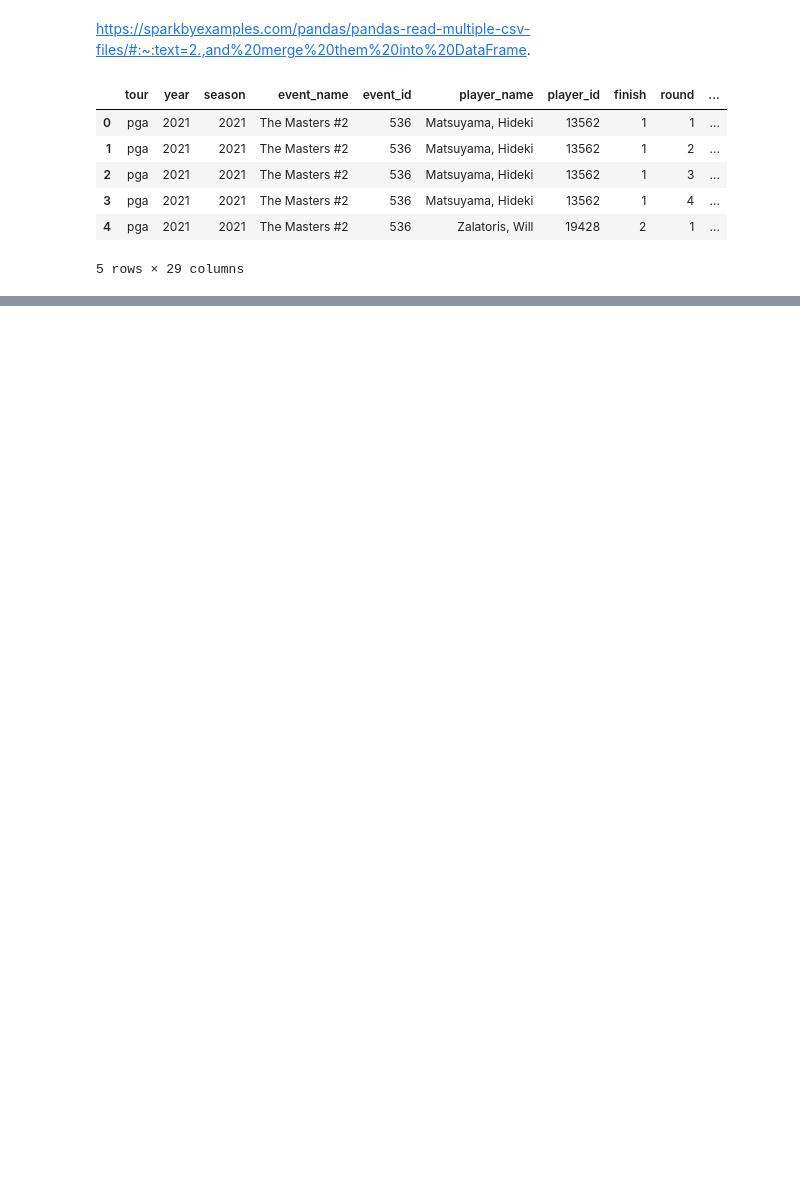
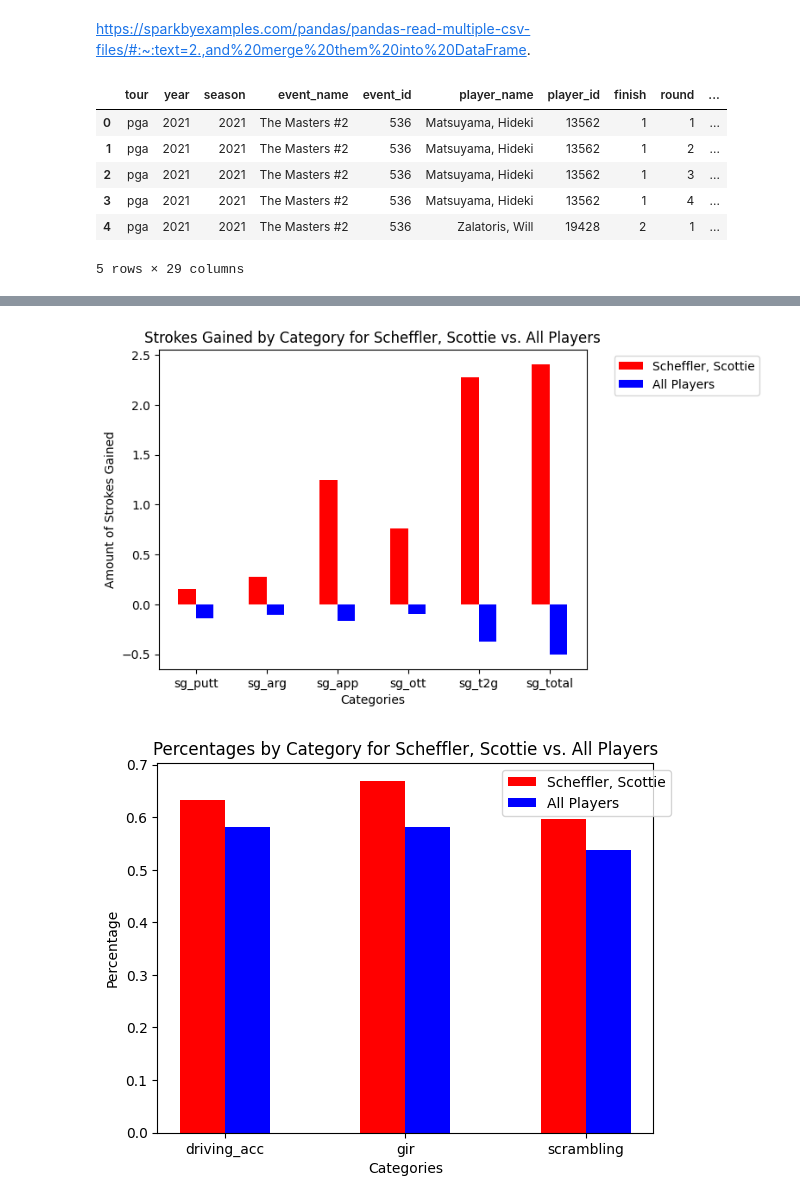
Before and after one commit to bendobbins/bendobbins.github.io, a Jupyter notebook: tutorial.ipynb, the cells around one changed output, grey strips where cells are left out. Drawn from its saved outputs; the diff is of its cells as text; code cells hidden in the pictures; blank space fills up the shorter version.

```diff
--- a/tutorial.ipynb
+++ b/tutorial.ipynb
@@ -110,0 +166,47 @@ Discuss null values
+# %%
+lowest_finishes = 1000
+lowest_finishes_player = None
+
+for player in finishes['player_id'].unique():
+    player_finishes = finishes[finishes['player_id'] == player]
+    if player_finishes.__len__() >= 10 and np.nan not in player_finishes['finish'].unique() and player_finishes['finish'].sum() < lowest_finishes:
+        lowest_finishes = player_finishes['finish'].sum()
+        lowest_finishes_player = player
+
+categories = [['sg_putt', 'sg_arg', 'sg_app', 'sg_ott', 'sg_t2g', 'sg_total'], ['driving_acc', 'gir', 'scrambling'], ['driving_dist']]
+iters = 0
+lowest_player_avgs = []
+all_player_avgs = []
+
+for list in categories:
+    for category in list:
+        lowest_player_avgs.append(finishes[finishes['player_id'] == lowest_finishes_player][category].mean())
+        all_player_avgs.append(finishes[category].mean())
+
+
+    br1 = np.arange(len(list))
+    br2 = [x + barWidth for x in br1]
+
+    plt.bar(br1, lowest_player_avgs, color='r', width=barWidth, label=players[players['player_id'] == lowest_finishes_player]['player_name'].values[0])
+    plt.bar(br2, all_player_avgs, color='b', width=barWidth, label='All Players')
+
+    plt.xticks([r + barWidth - barWidth / 2 for r in range(len(list))], list)
+    plt.xlabel('Categories')
+    if iters == 0:
+        plt.ylabel('Amount of Strokes Gained')
+        plt.title('Strokes Gained by Category for ' + players[players['player_id'] == lowest_finishes_player]['player_name'].values[0] + ' vs. All Players')
+    elif iters == 1:
+        plt.ylabel('Percentage')
+        plt.title('Percentages by Category for ' + players[players['player_id'] == lowest_finishes_player]['player_name'].values[0] + ' vs. All Players')
+    else:
+        plt.ylabel('Distance')
+        plt.title('Driving Distance for ' + players[players['player_id'] == lowest_finishes_player]['player_name'].values[0] + ' vs. All Players')
+    plt.legend(bbox_to_anchor=(1.05, 1))
+    plt.show()
+
+    lowest_player_avgs = []
+    all_player_avgs = []
+    iters += 1
+# %% [output]
+[figure, added]
+[figure, added]
```
Also changed, not shown: parts of 16 cells of this notebook, 1 other file.
